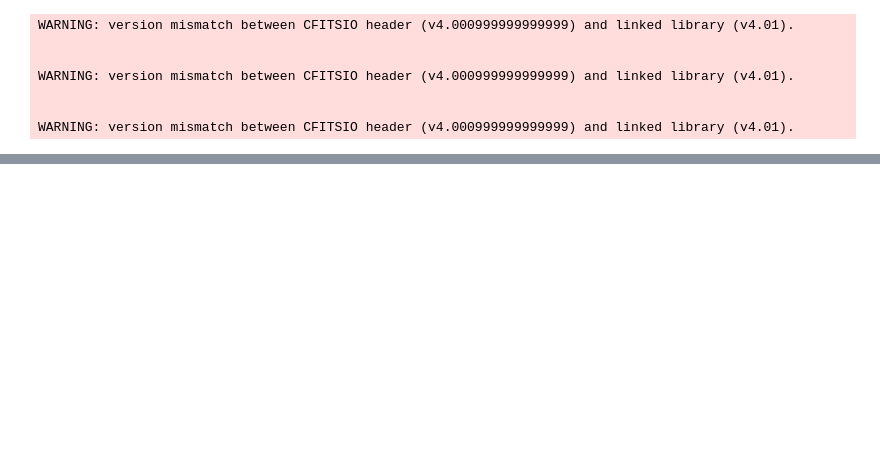
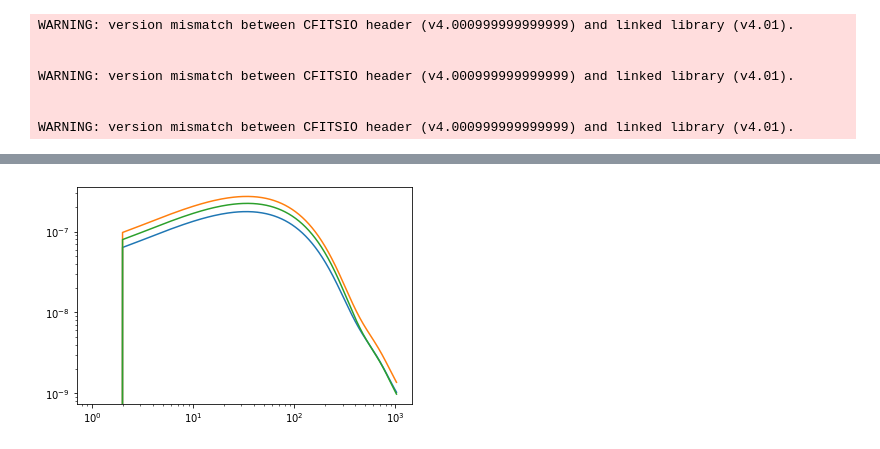
Before and after one commit to antolonappan/dell, a Jupyter notebook: Notebooks/likeli.ipynb, the cells around one changed output, grey strips where cells are left out. Cells and saved outputs as stored; diff of their text form; code cells hidden in the pictures; blank space fills up the shorter version.

Commit message:
camb likelihood
Signed-off-by: Anto Idicherian Lonappan <antolonappan@icloud.com>

```diff
--- a/Notebooks/likeli.ipynb
+++ b/Notebooks/likeli.ipynb
@@ -26,0 +101,5 @@ QUEST object with  FG: Loaded
+# %%
+pars = camb.CAMBparams()
+pars.set_cosmology(H0=67.5, ombh2=0.022, omch2=0.122, mnu=0.06, omk=0, tau=0.06)
+pars.InitPower.set_params(As=2e-9, ns=0.965, r=0)
+pars.set_for_lmax(2500, lens_potential_accuracy=0)
@@ -27,3 +124,10 @@ QUEST object with  FG: Loaded
+# %%
+for v in [(0.2,1),(0.22,1.5),(0.24,1.2)]:
+    pars.set_cosmology(H0=67.5,ombh2=v[0],Alens=v[1])
+    results = camb.get_results(pars)
+    plt.loglog(results.get_lens_potential_cls(lmax=1024)[:,0])
+# %% [output]
+[figure, added]
 # %%
 class Likelihood:
 
```
Also changed, not shown: parts of 15 cells of this notebook.
